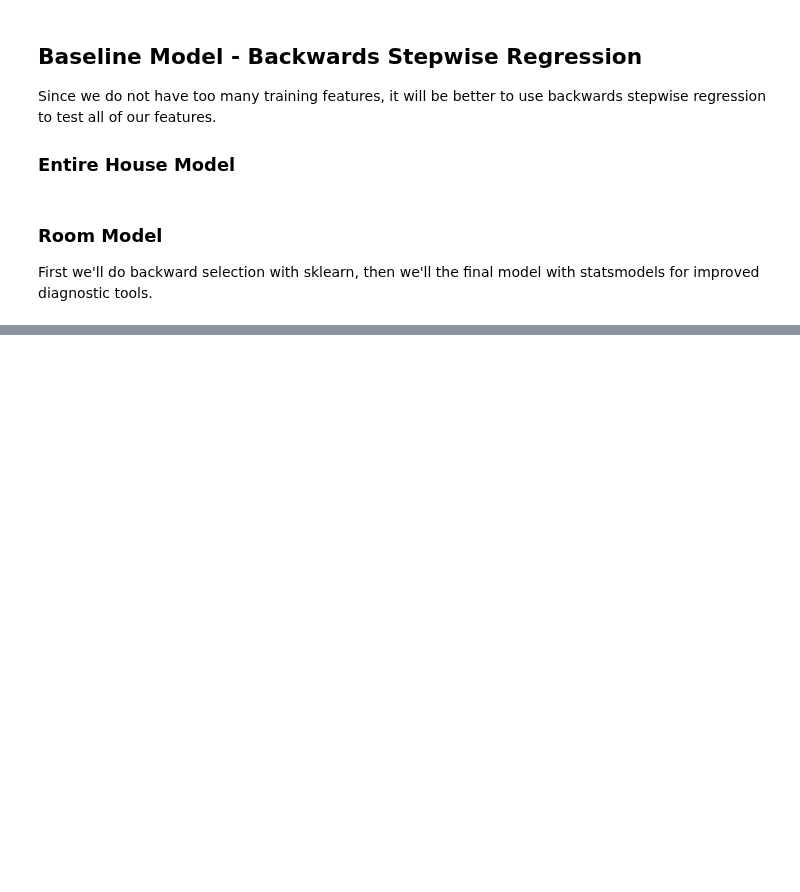
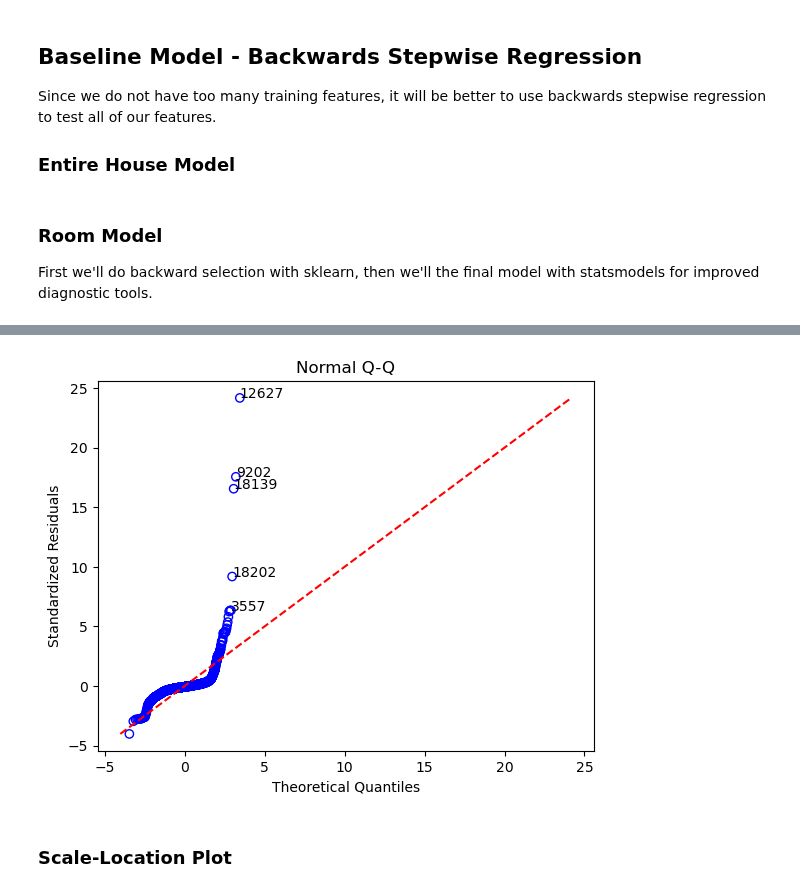
Before and after one commit to nlee98/ADS-599_Capstone_Project, a Jupyter notebook: Code Library/3_Modeling.ipynb, the cells around one changed output, grey strips where cells are left out. Cells and saved outputs as stored; diff of their text form; code cells hidden in the pictures; blank space fills up the shorter version.

```diff
--- a/Code Library/3_Modeling.ipynb
+++ b/Code Library/3_Modeling.ipynb
@@ -217,0 +247,34 @@ Length: 2493, dtype: float64
+# %%
+def qq_plot(fitted_reg):
+    # get the sorted residuals
+    sorted_resid = pd.Series(fitted_reg.get_influence().resid_studentized_internal)
+    sorted_resid.index = fitted_reg.resid.index
+    sorted_resid = sorted_resid.sort_values(ascending=True)
+
+    # make df from sorted resids
+    df = pd.DataFrame(sorted_resid)
+    df.columns = ['sorted_resid']
+    df['theoretical_quants'] = stats.probplot(df['sorted_resid'], dist='norm', fit = False)[0]
+
+    # Get the top five points
+    ranks = abs(df['sorted_resid']).sort_values(ascending=False)
+    top5 = ranks[:5]
+
+    # Plot
+    fig, ax = plt.subplots()
+    x = df['theoretical_quants']
+    y = df['sorted_resid']
+    ax.scatter(x,y, edgecolor='b', facecolor = 'none')
+    ax.set_title('Normal Q-Q')
+    ax.set_ylabel('Standardized Residuals')
+    ax.set_xlabel('Theoretical Quantiles')
+    ax.plot([np.min([x,y]),np.max([x,y])],[np.min([x,y]),np.max([x,y])], color = 'r', ls = '--')
+    for val in top5.index:
+        ax.annotate(val,xy=(df['theoretical_quants'].loc[val],df['sorted_resid'].loc[val]))
+    plt.show()
+# %%
+qq_plot(fitted_reg=room_back_reg_fin)
+# %% [output]
+[figure, added]
+# %% [markdown]
+### Scale-Location Plot
```
Also changed, not shown: parts of 14 cells of this notebook, 3 other files.
